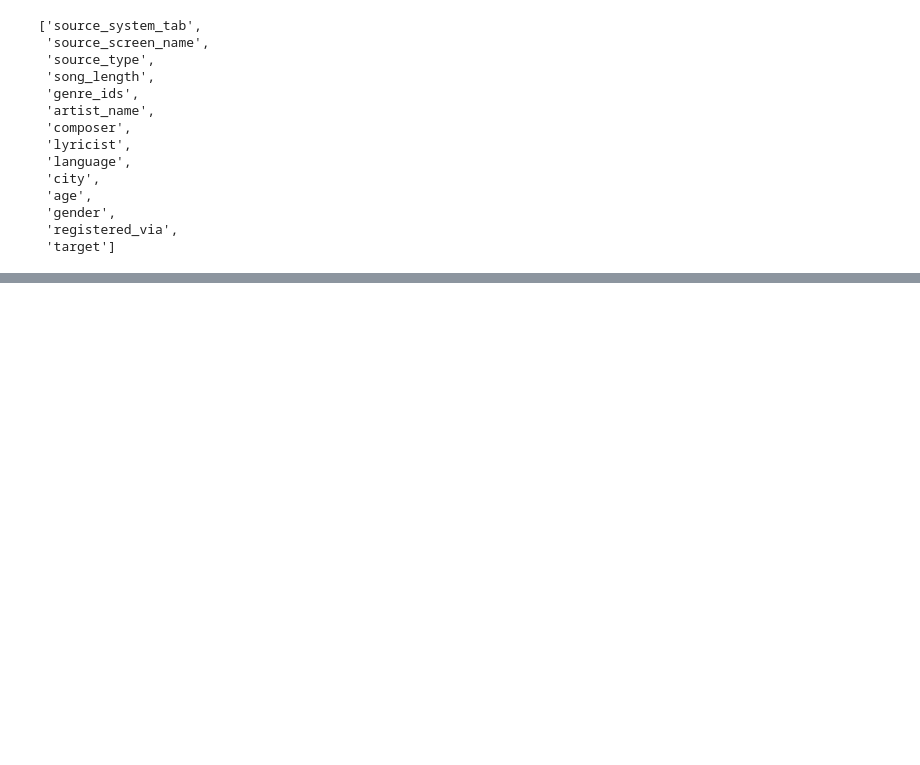
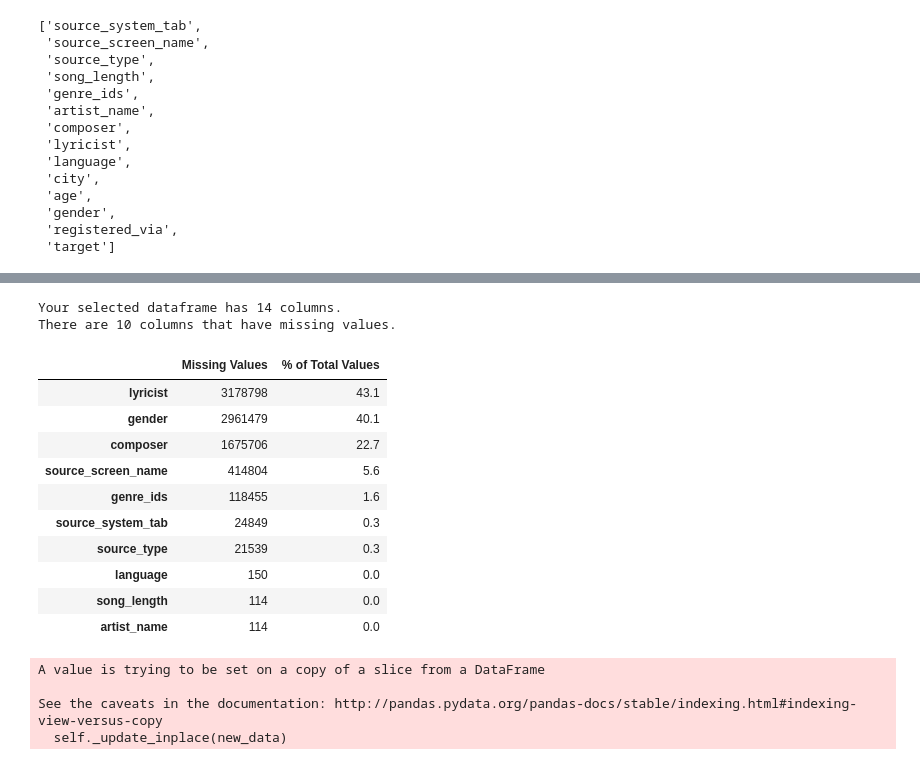
Before and after one commit to monteirof4/kkbox, a Jupyter notebook: kkbox_datacleaning.ipynb, the cells around one changed output, grey strips where cells are left out. Saved outputs shown, nothing was run; the diff lists cells and outputs as text; code cells hidden in the pictures; blank space fills up the shorter version.

```diff
--- a/kkbox_datacleaning.ipynb
+++ b/kkbox_datacleaning.ipynb
@@ -104,6 +78,6 @@ test_final_df.columns.tolist()
 # Train
 # %%
 # Train DataFrame Merge Songs & Train DataFrames on 'song_id'
-songs_train_df = pd.merge(songs_df, train_df, on="song_id", how="inner")
+songs_train_df = pd.merge(train_df,songs_df, on="song_id", how="left")
 songs_train_df.head(2)
 # %% [output]
@@ -113,5 +87,5 @@ songs_train_df.head(2)
 # %%
 # Merge Songs,Train & Members DataFrames on 'msno'
-songs_train_members_df = pd.merge(songs_train_df, members_df, on="msno", how="inner")
+songs_train_members_df = pd.merge(songs_train_df, members_df, on="msno", how="left")
 songs_train_members_df.head(2)
 # %% [output]
@@ -162,0 +189,16 @@ train_final_df.columns.tolist()
+# %%
+missing_values_table(train_final_df)
+# %% [output]
+Your selected dataframe has 14 columns.
+There are 10 columns that have missing values.
+|  | Missing Values | % of Total Values |
+| lyricist | 3178798 | 43.1 |
+| gender | 2961479 | 40.1 |
+| composer | 1675706 | 22.7 |
+| source_screen_name | 414804 | 5.6 |
+| genre_ids | 118455 | 1.6 |
+| source_system_tab | 24849 | 0.3 |
+| source_type | 21539 | 0.3 |
+| language | 150 | 0.0 |
+| song_length | 114 | 0.0 |
+| artist_name | 114 | 0.0 |
@@ -162,0 +207,8 @@ train_final_df.columns.tolist()
+# %%
+train_final_df["gender"].fillna("Unknown",inplace=True)
+test_final_df["gender"].fillna("Unknown",inplace=True)
+# %% [output]
+A value is trying to be set on a copy of a slice from a DataFrame
+
+See the caveats in the documentation: http://pandas.pydata.org/pandas-docs/stable/indexing.html#indexing-view-versus-copy
+  self._update_inplace(new_data)
```
Also changed, not shown: parts of 37 cells of this notebook.
